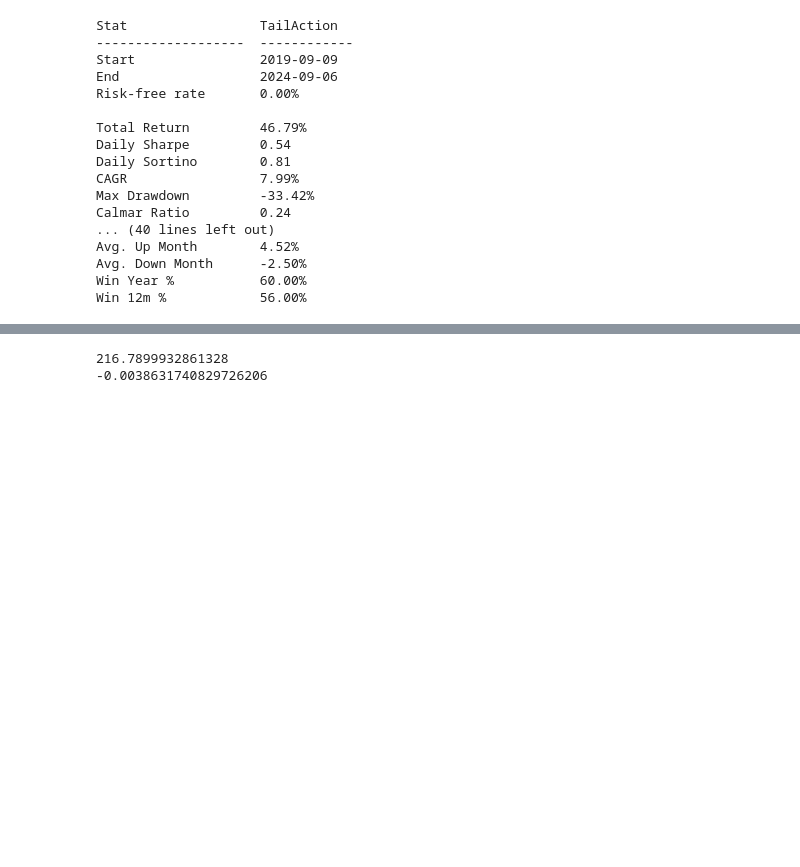
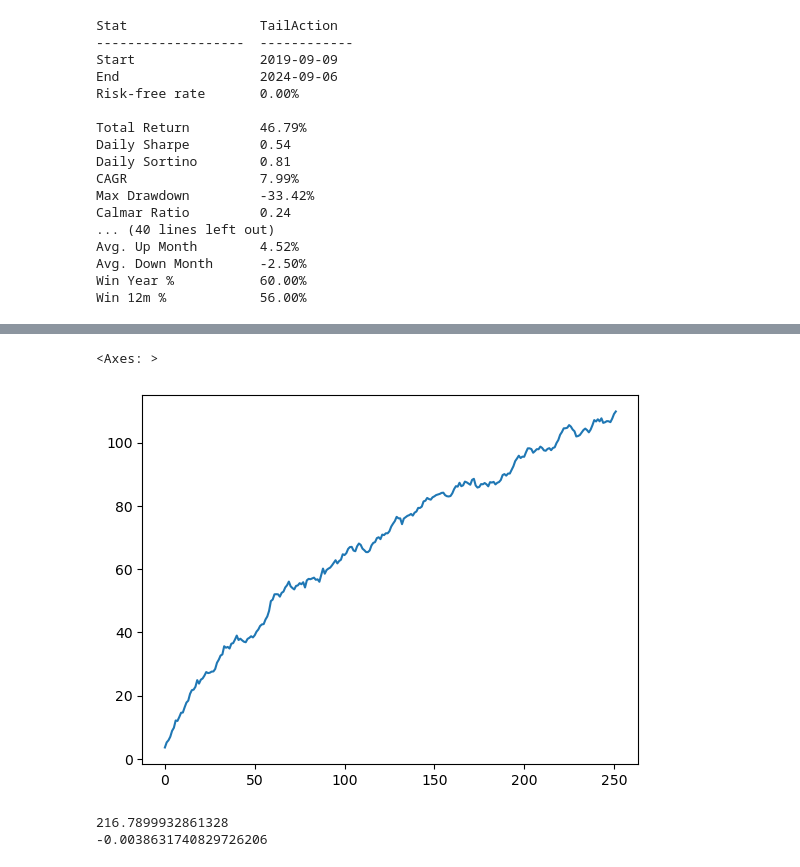
Before and after one commit to ab123-bruh/fund_temp, a Jupyter notebook: mvdevelop.ipynb, the cells around one changed output, grey strips where cells are left out. Cells and saved outputs as stored; diff of their text form; code cells hidden in the pictures; blank space fills up the shorter version.

```diff
--- a/mvdevelop.ipynb
+++ b/mvdevelop.ipynb
@@ -453,3 +455,8 @@ plt.show()
+# %%
+pd.Series([start - np.percentile(simulation.iloc[i],.01) for i in range(1,len(simulation))]).plot()
+# %% [output]
+<Axes: >
+[figure, added]
 # %%
 fig, ax = plt.subplots()
 
```
Also changed, not shown: parts of 5 cells of this notebook, 2 other files.
